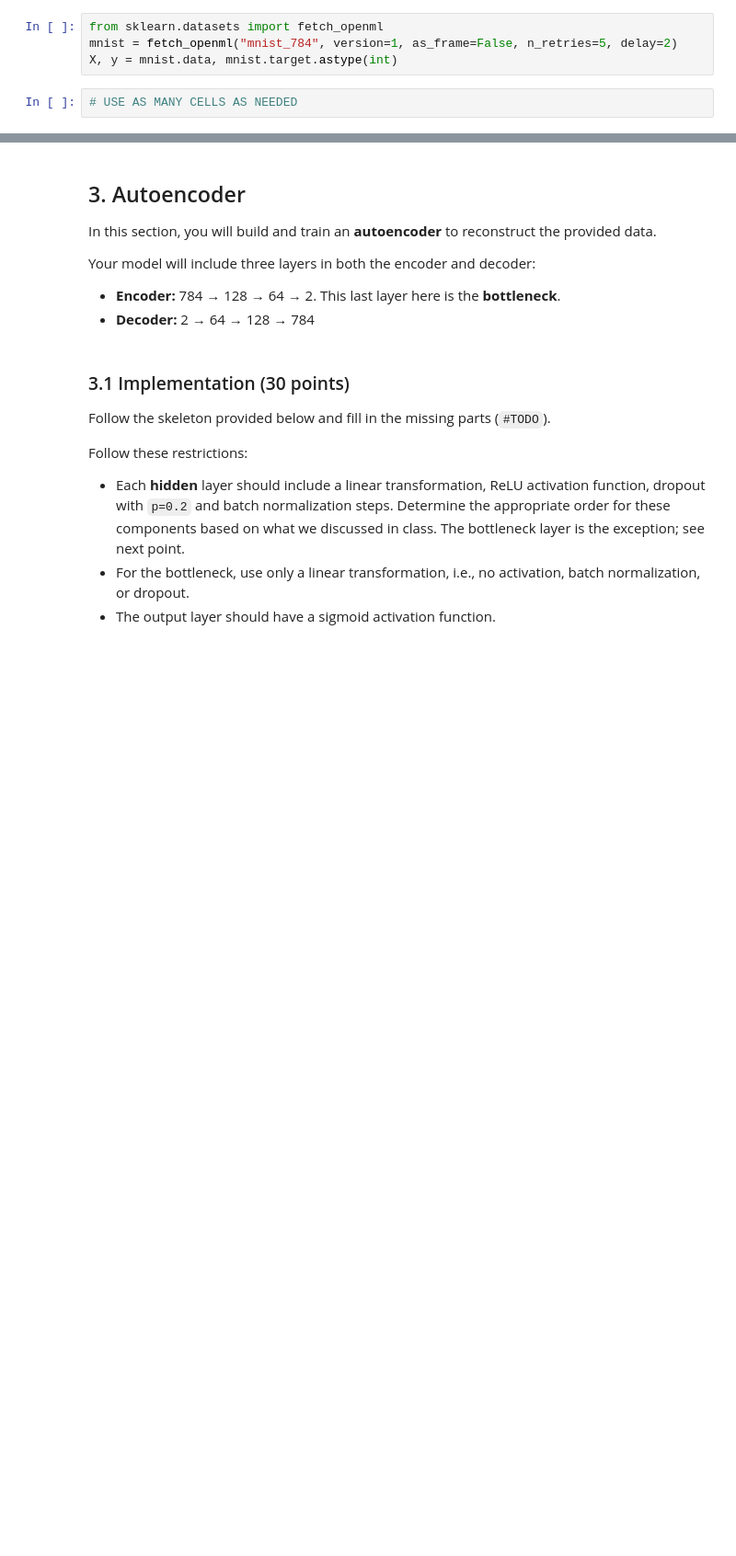
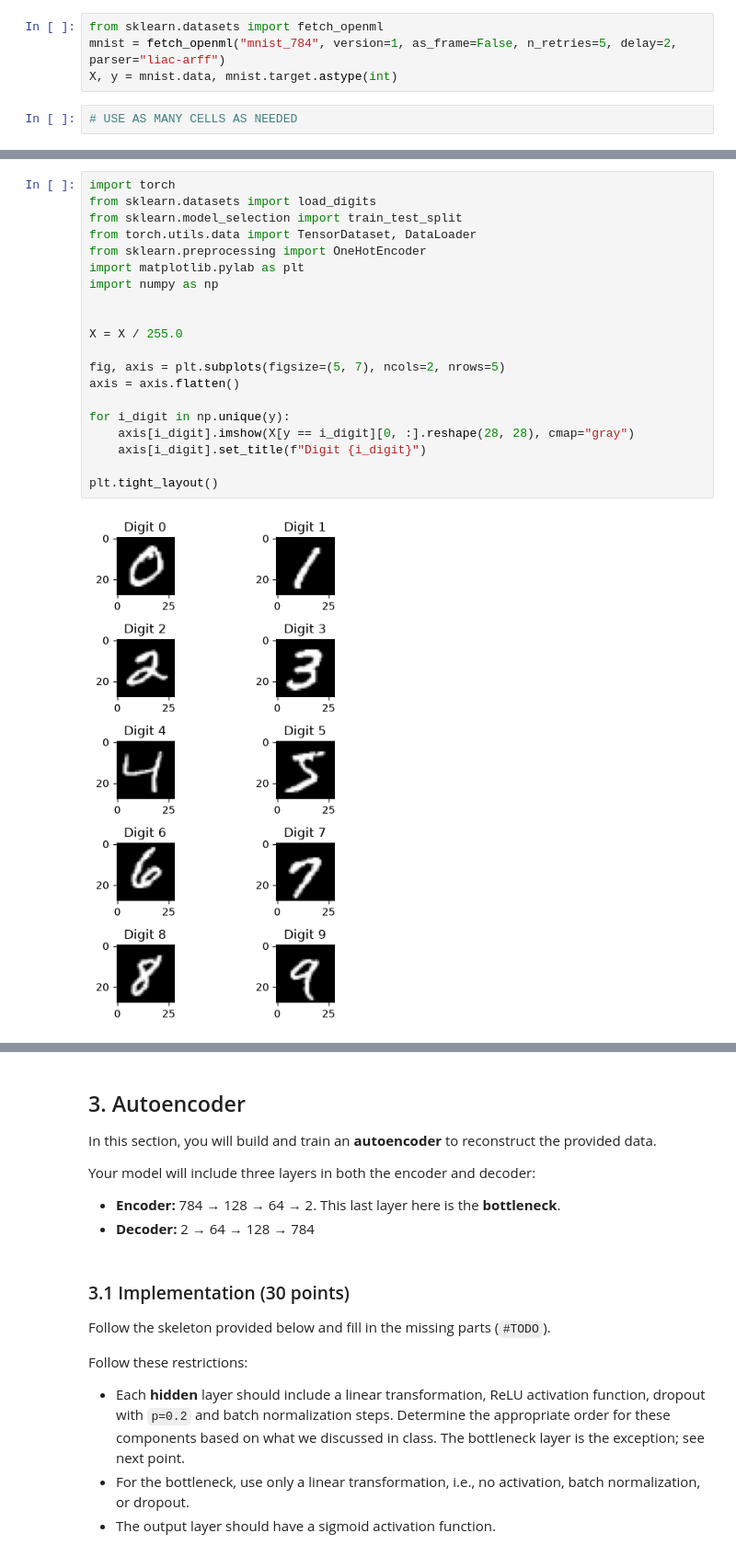
Before and after one commit to AudreyStelle/ML-Lab-3-Non-linear-Dimensionality-Reduction---t-SNE-and-UMAP, a Jupyter notebook: 06-autoencoders.ipynb, the cells around one changed output, grey strips where cells are left out. Shown at 92% size. Drawn from its saved outputs; the diff is of its cells as text; blank space fills up the shorter version.

```diff
--- a/06-autoencoders.ipynb
+++ b/06-autoencoders.ipynb
@@ -45,6 +79,6 @@ Given the below dataset:
 # %%
 from sklearn.datasets import fetch_openml
-mnist = fetch_openml("mnist_784", version=1, as_frame=False, n_retries=5, delay=2)
+mnist = fetch_openml("mnist_784", version=1, as_frame=False, n_retries=5, delay=2, parser="liac-arff")
 X, y = mnist.data, mnist.target.astype(int)
 # %%
 # USE AS MANY CELLS AS NEEDED
@@ -50,0 +90,22 @@ X, y = mnist.data, mnist.target.astype(int)
+# %%
+import torch
+from sklearn.datasets import load_digits
+from sklearn.model_selection import train_test_split
+from torch.utils.data import TensorDataset, DataLoader
+from sklearn.preprocessing import OneHotEncoder
+import matplotlib.pylab as plt
+import numpy as np
+
+
+X = X / 255.0
+
+fig, axis = plt.subplots(figsize=(5, 7), ncols=2, nrows=5)
+axis = axis.flatten()
+
+for i_digit in np.unique(y):
+    axis[i_digit].imshow(X[y == i_digit][0, :].reshape(28, 28), cmap="gray")
+    axis[i_digit].set_title(f"Digit {i_digit}")
+
+plt.tight_layout()
+# %% [output]
+[figure, added]
```
Also changed, not shown: parts of 7 cells of this notebook.
